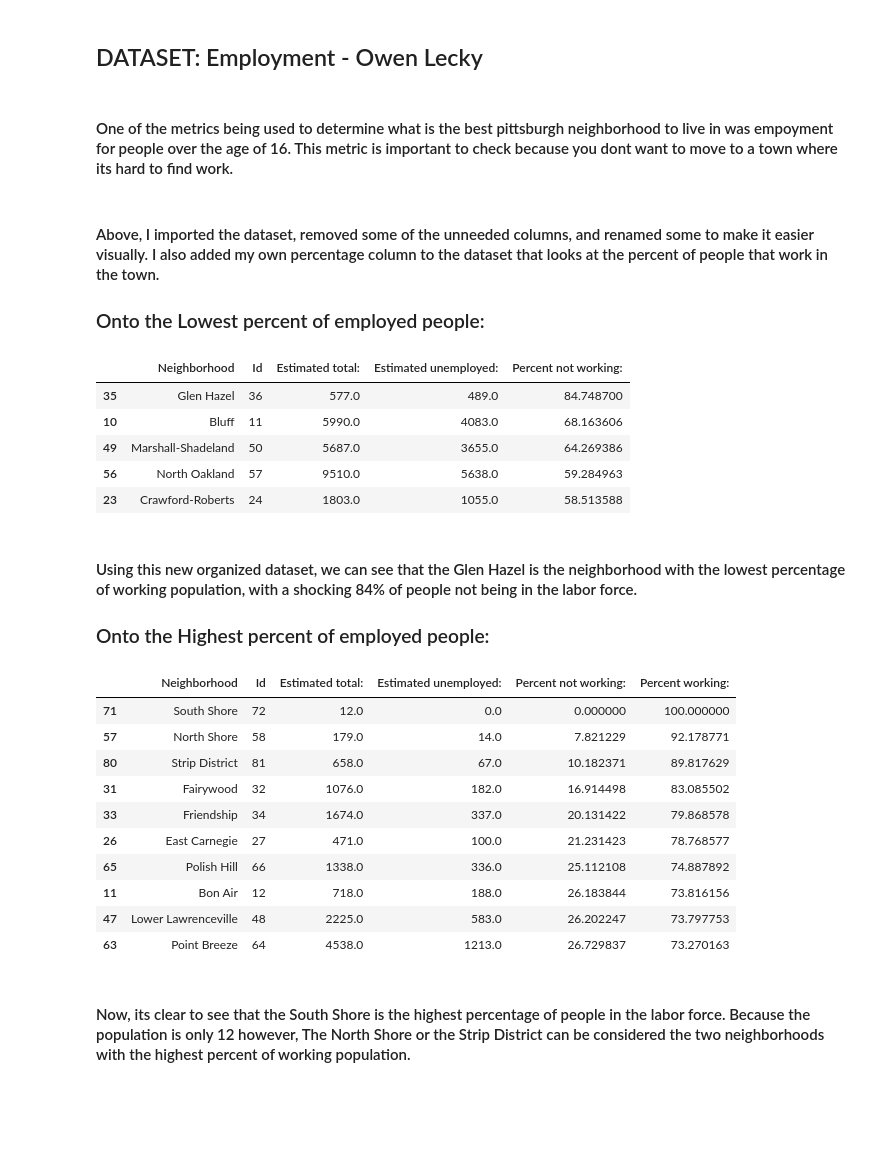
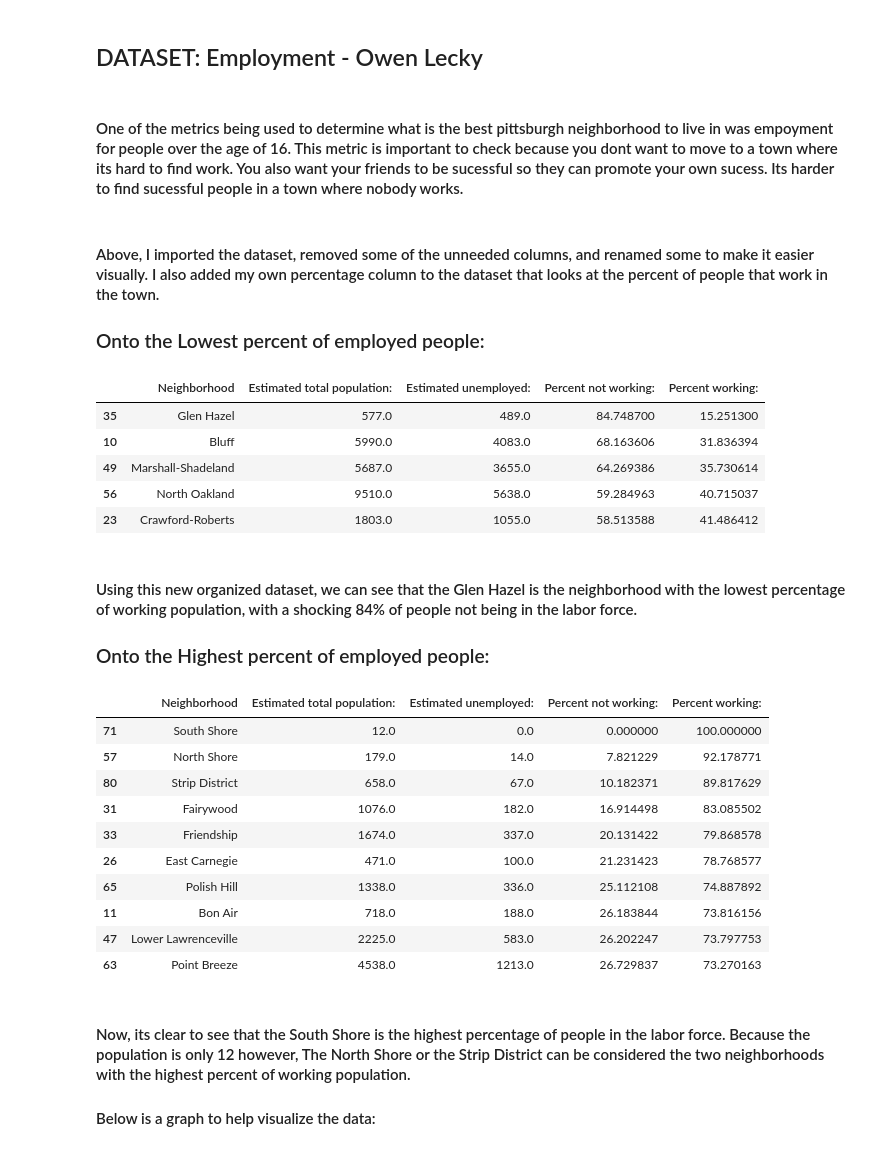
Before and after one commit to pjprobst/Big-Ideas-Final, a Jupyter notebook: EmploymentData.ipynb, the cells around one changed output. Cells and saved outputs as stored; diff of their text form; code cells hidden in the pictures; blank space fills up the shorter version.

Commit message:
Updated notebook with final graph

```diff
--- a/EmploymentData.ipynb
+++ b/EmploymentData.ipynb
@@ -2,14 +2,16 @@
 ## DATASET: Employment - Owen Lecky
 # %% [markdown]
 
-#### One of the metrics being used to determine what is the best pittsburgh neighborhood to live in was empoyment for people over the age of 16. This metric is important to check because you dont want to move to a town where its hard to find work.
+#### One of the metrics being used to determine what is the best pittsburgh neighborhood to live in was empoyment for people over the age of 16. This metric is important to check because you dont want to move to a town where its hard to find work. You also want your friends to be sucessful so they can promote your own sucess. Its harder to find sucessful people in a town where nobody works.
 # %%
 import pandas as pd
+import matplotlib.pyplot as plt
 
 data = pd.read_csv("d53bfc16-9518-4c5b-b102-847654dabe21.csv")
-data = data.rename(columns={"Estimate; Total:": "Estimated total:", "Estimate; Not in labor force":"Estimated unemployed:"})
-dataNoExcess = data.drop(columns=["Margin of Error; Total:","Margin of Error; In labor force:","Margin of Error; In labor force: - Civilian labor force:","Margin of Error; In labor force: - Civilian labor force: - Empl","Margin of Error; In labor force: - Civilian labor force: - Unem","Margin of Error; In labor force: - Armed Forces","Margin of Error; Not in labor force"])
-dataNoExcess["Percent not working:"] = (dataNoExcess["Estimated unemployed:"] / dataNoExcess["Estimated total:"])*100
+data = data.rename(columns={"Estimate; Total:": "Estimated total population:", "Estimate; Not in labor force":"Estimated unemployed:"})
+dataNoExcess = data.drop(columns=["Margin of Error; Total:","Id","Margin of Error; In labor force:","Margin of Error; In labor force: - Civilian labor force:","Margin of Error; In labor force: - Civilian labor force: - Empl","Margin of Error; In labor force: - Civilian labor force: - Unem","Margin of Error; In labor force: - Armed Forces","Margin of Error; Not in labor force"])
+dataNoExcess["Percent not working:"] = (dataNoExcess["Estimated unemployed:"] / dataNoExcess["Estimated total population:"])*100
+dataNoExcess["Percent working:"] = 100-((dataNoExcess["Estimated unemployed:"] / dataNoExcess["Estimated total population:"])*100)
 # %% [markdown]
 #### Above, I imported the dataset, removed some of the unneeded columns, and renamed some to make it easier visually. I also added my own percentage column to the dataset that looks at the percent of people that work in the town.
 
@@ -19,33 +21,33 @@ dataSortedD = dataNoExcess.sort_values(by="Percent not working:", ascending = Fa
 dataSortedD=dataSortedD.drop(columns=["_id","Estimate; In labor force:","Estimate; In labor force: - Civilian labor force:","Estimate; In labor force: - Civilian labor force: - Employed","Estimate; In labor force: - Civilian labor force: - Unemployed","Estimate; In labor force: - Armed Forces"])
 dataSortedD.head()
 # %% [output]
-|  | Neighborhood | Id | Estimated total: | Estimated unemployed: | Percent not working: |
-| 35 | Glen Hazel | 36 | 577.0 | 489.0 | 84.748700 |
-| 10 | Bluff | 11 | 5990.0 | 4083.0 | 68.163606 |
-| 49 | Marshall-Shadeland | 50 | 5687.0 | 3655.0 | 64.269386 |
-| 56 | North Oakland | 57 | 9510.0 | 5638.0 | 59.284963 |
-| 23 | Crawford-Roberts | 24 | 1803.0 | 1055.0 | 58.513588 |
+|  | Neighborhood | Estimated total population: | Estimated unemployed: | Percent not working: | Percent working: |
+| 35 | Glen Hazel | 577.0 | 489.0 | 84.748700 | 15.251300 |
+| 10 | Bluff | 5990.0 | 4083.0 | 68.163606 | 31.836394 |
+| 49 | Marshall-Shadeland | 5687.0 | 3655.0 | 64.269386 | 35.730614 |
+| 56 | North Oakland | 9510.0 | 5638.0 | 59.284963 | 40.715037 |
+| 23 | Crawford-Roberts | 1803.0 | 1055.0 | 58.513588 | 41.486412 |
 # %% [markdown]
 #### Using this new organized dataset, we can see that the Glen Hazel is the neighborhood with the lowest percentage of working population, with a shocking 84% of people not being in the labor force.
 
 ### Onto the Highest percent of employed people:
 # %%
-dataNoExcess["Percent working:"] = 100-((dataNoExcess["Estimated unemployed:"] / dataNoExcess["Estimated total:"])*100)
-
 dataSortedA = dataNoExcess.sort_values(by="Percent working:",ascending = False)
 dataSortedA=dataSortedA.drop(columns=["_id","Estimate; In labor force:","Estimate; In labor force: - Civilian labor force:","Estimate; In labor force: - Civilian labor force: - Employed","Estimate; In labor force: - Civilian labor force: - Unemployed","Estimate; In labor force: - Armed Forces"])
 dataSortedA.head(10)
 # %% [output]
-|  | Neighborhood | Id | Estimated total: | Estimated unemployed: | Percent not working: | Percent working: |
-| 71 | South Shore | 72 | 12.0 | 0.0 | 0.000000 | 100.000000 |
-| 57 | North Shore | 58 | 179.0 | 14.0 | 7.821229 | 92.178771 |
-| 80 | Strip District | 81 | 658.0 | 67.0 | 10.182371 | 89.817629 |
-| 31 | Fairywood | 32 | 1076.0 | 182.0 | 16.914498 | 83.085502 |
-| 33 | Friendship | 34 | 1674.0 | 337.0 | 20.131422 | 79.868578 |
-| 26 | East Carnegie | 27 | 471.0 | 100.0 | 21.231423 | 78.768577 |
-| 65 | Polish Hill | 66 | 1338.0 | 336.0 | 25.112108 | 74.887892 |
-| 11 | Bon Air | 12 | 718.0 | 188.0 | 26.183844 | 73.816156 |
-| 47 | Lower Lawrenceville | 48 | 2225.0 | 583.0 | 26.202247 | 73.797753 |
-| 63 | Point Breeze | 64 | 4538.0 | 1213.0 | 26.729837 | 73.270163 |
+|  | Neighborhood | Estimated total population: | Estimated unemployed: | Percent not working: | Percent working: |
+| 71 | South Shore | 12.0 | 0.0 | 0.000000 | 100.000000 |
+| 57 | North Shore | 179.0 | 14.0 | 7.821229 | 92.178771 |
+| 80 | Strip District | 658.0 | 67.0 | 10.182371 | 89.817629 |
+| 31 | Fairywood | 1076.0 | 182.0 | 16.914498 | 83.085502 |
+| 33 | Friendship | 1674.0 | 337.0 | 20.131422 | 79.868578 |
+| 26 | East Carnegie | 471.0 | 100.0 | 21.231423 | 78.768577 |
+| 65 | Polish Hill | 1338.0 | 336.0 | 25.112108 | 74.887892 |
+| 11 | Bon Air | 718.0 | 188.0 | 26.183844 | 73.816156 |
+| 47 | Lower Lawrenceville | 2225.0 | 583.0 | 26.202247 | 73.797753 |
+| 63 | Point Breeze | 4538.0 | 1213.0 | 26.729837 | 73.270163 |
 # %% [markdown]
 #### Now, its clear to see that the South Shore is the highest percentage of people in the labor force. Because the population is only 12 however, The North Shore or the Strip District can be considered the two neighborhoods with the highest percent of working population.
+
+#### Below is a graph to help visualize the data:
```
Also changed, not shown: parts of 1 cell of this notebook.
